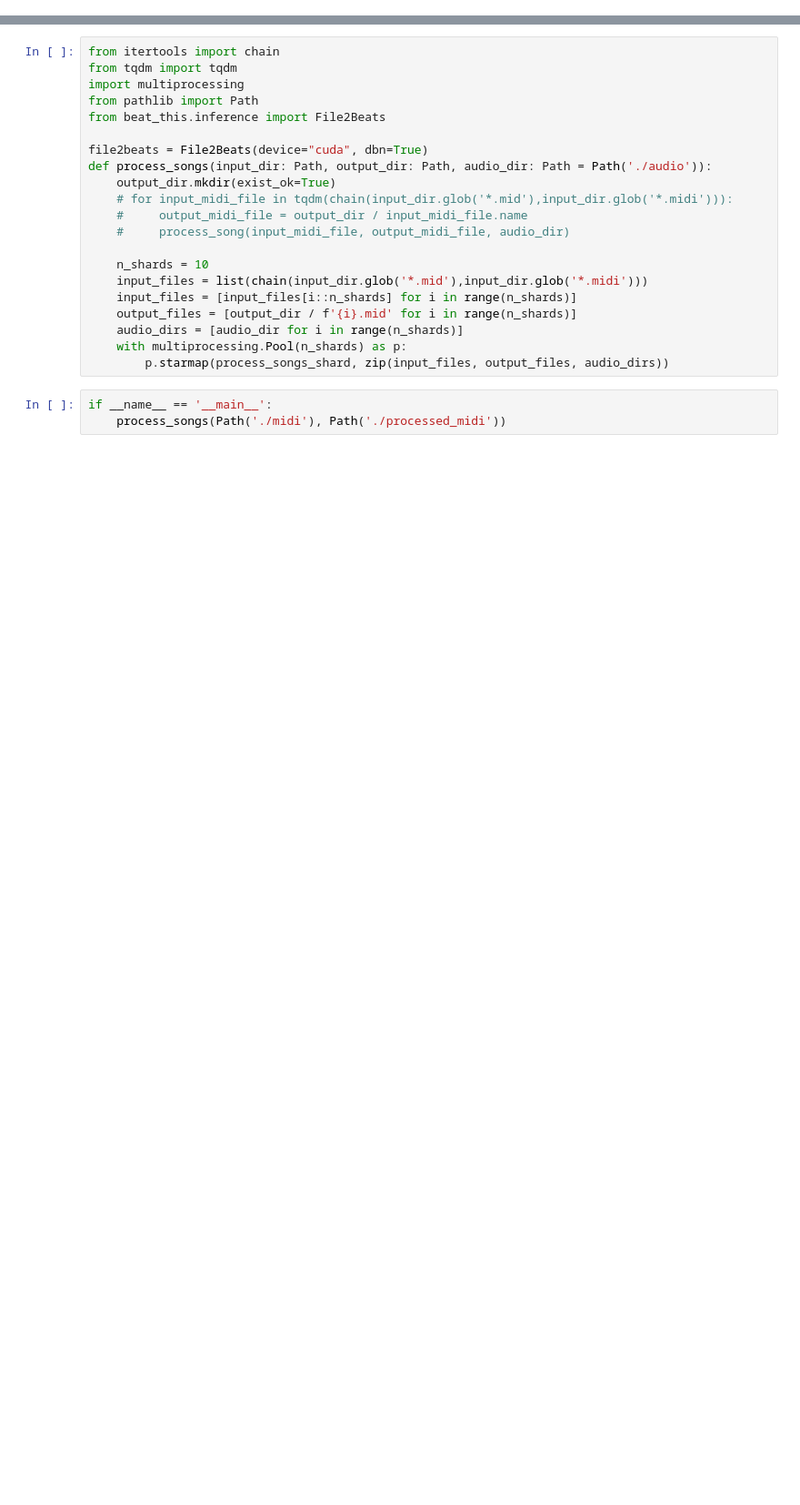
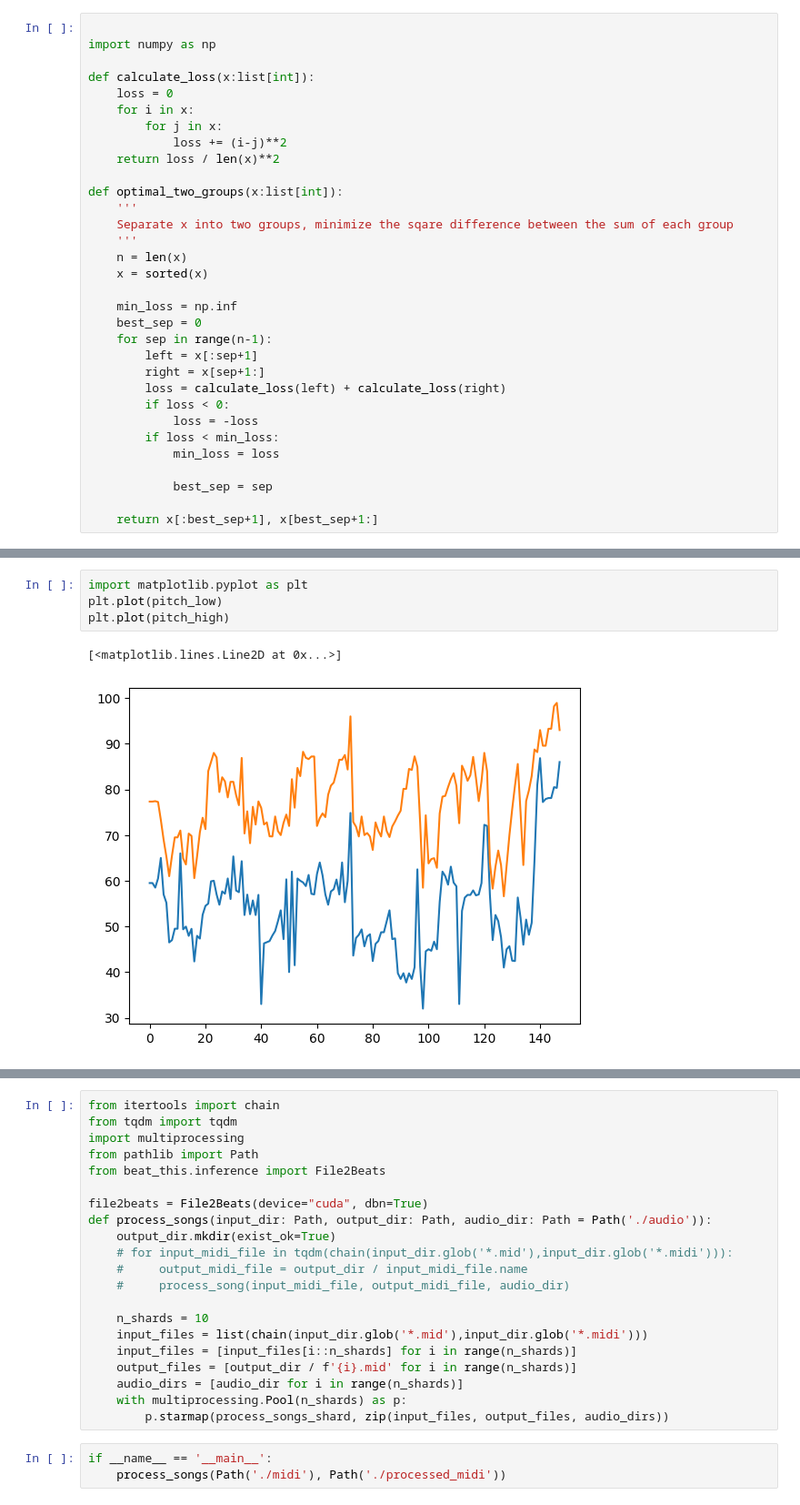
Before and after one commit to eri24816/music-data-analysis, a Jupyter notebook: test.ipynb, the cells around one changed output, grey strips where cells are left out. Shown: that part at 91% size. Drawn from its saved outputs; the diff is of its cells as text; blank space fills up the shorter version.

```diff
--- a/test.ipynb
+++ b/test.ipynb
@@ -0,0 +4,32 @@
+# %%
+
+import numpy as np
+
+def calculate_loss(x:list[int]):
+    loss = 0
+    for i in x:
+        for j in x:
+            loss += (i-j)**2
+    return loss / len(x)**2
+
+def optimal_two_groups(x:list[int]):
+    '''
+    Separate x into two groups, minimize the sqare difference between the sum of each group
+    '''
+    n = len(x)
+    x = sorted(x)
+
+    min_loss = np.inf
+    best_sep = 0
+    for sep in range(n-1):
+        left = x[:sep+1]
+        right = x[sep+1:]
+        loss = calculate_loss(left) + calculate_loss(right)
+        if loss < 0:
+            loss = -loss
+        if loss < min_loss:
+            min_loss = loss
+
+            best_sep = sep
+
+    return x[:best_sep+1], x[best_sep+1:]
@@ -0,0 +86,7 @@
+# %%
+import matplotlib.pyplot as plt
+plt.plot(pitch_low)
+plt.plot(pitch_high)
+# %% [output]
+[<matplotlib.lines.Line2D at 0x...>]
+[figure, added]
```
Also changed, not shown: parts of 7 cells of this notebook, 14 other files.
